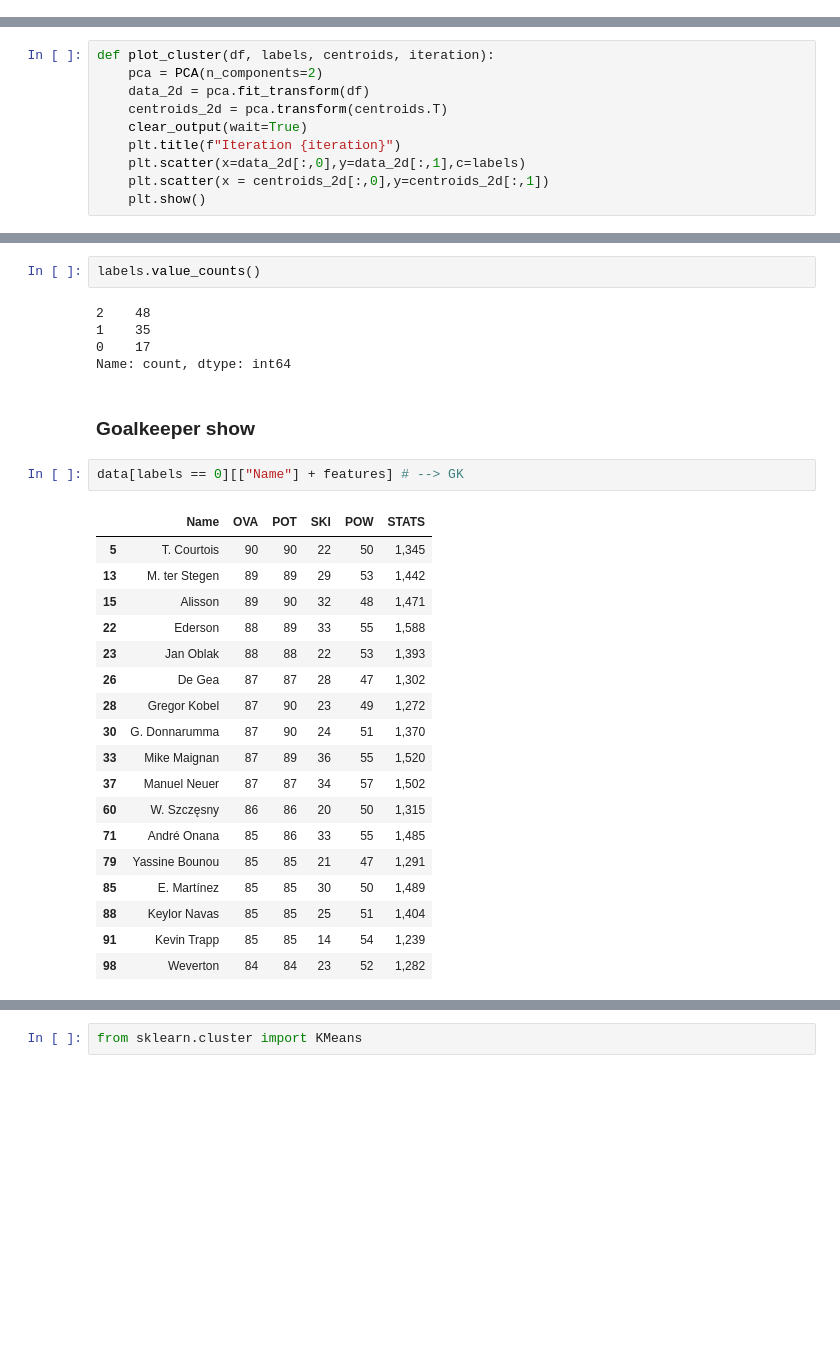
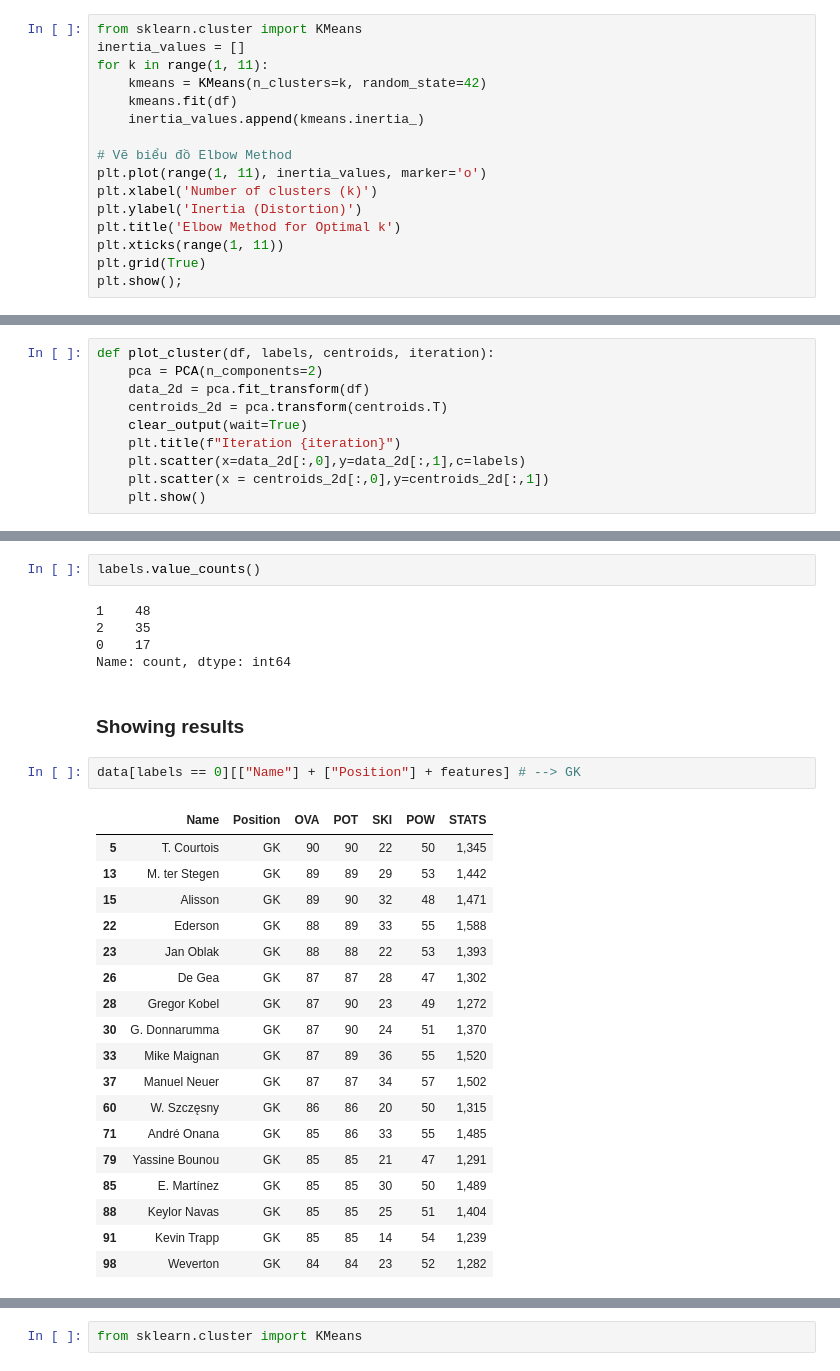
Before and after one commit to MyCrabs/Fun-Project, a Jupyter notebook: Football.ipynb, the cells around one changed output, grey strips where cells are left out. Cells and saved outputs as stored; diff of their text form; blank space fills up the shorter version.

```diff
--- a/Football.ipynb
+++ b/Football.ipynb
@@ -104,0 +115,16 @@ df.describe()
+# %%
+from sklearn.cluster import KMeans
+inertia_values = []
+for k in range(1, 11):
+    kmeans = KMeans(n_clusters=k, random_state=42)
+    kmeans.fit(df)
+    inertia_values.append(kmeans.inertia_)
+
+# Vẽ biểu đồ Elbow Method
+plt.plot(range(1, 11), inertia_values, marker='o')
+plt.xlabel('Number of clusters (k)')
+plt.ylabel('Inertia (Distortion)')
+plt.title('Elbow Method for Optimal k')
+plt.xticks(range(1, 11))
+plt.grid(True)
+plt.show();
@@ -188,30 +223,30 @@ centroids
 # %%
 labels.value_counts()
 # %% [output]
-2    48
-1    35
+1    48
+2    35
 0    17
 Name: count, dtype: int64
-# %% [markdown]
-### Goalkeeper show
+# %% [markdown]
+### Showing results
 # %%
-data[labels == 0][["Name"] + features] # --> GK
+data[labels == 0][["Name"] + ["Position"] + features] # --> GK
 # %% [output]
-|  | Name | OVA | POT | SKI | POW | STATS |
-| 5 | T. Courtois | 90 | 90 | 22 | 50 | 1,345 |
-| 13 | M. ter Stegen | 89 | 89 | 29 | 53 | 1,442 |
-| 15 | Alisson | 89 | 90 | 32 | 48 | 1,471 |
-| 22 | Ederson | 88 | 89 | 33 | 55 | 1,588 |
-| 23 | Jan Oblak | 88 | 88 | 22 | 53 | 1,393 |
-| 26 | De Gea | 87 | 87 | 28 | 47 | 1,302 |
-| 28 | Gregor Kobel | 87 | 90 | 23 | 49 | 1,272 |
-| 30 | G. Donnarumma | 87 | 90 | 24 | 51 | 1,370 |
-| 33 | Mike Maignan | 87 | 89 | 36 | 55 | 1,520 |
-| 37 | Manuel Neuer | 87 | 87 | 34 | 57 | 1,502 |
-| 60 | W. Szczęsny | 86 | 86 | 20 | 50 | 1,315 |
-| 71 | André Onana | 85 | 86 | 33 | 55 | 1,485 |
-| 79 | Yassine Bounou | 85 | 85 | 21 | 47 | 1,291 |
-| 85 | E. Martínez | 85 | 85 | 30 | 50 | 1,489 |
-| 88 | Keylor Navas | 85 | 85 | 25 | 51 | 1,404 |
-| 91 | Kevin Trapp | 85 | 85 | 14 | 54 | 1,239 |
-| 98 | Weverton | 84 | 84 | 23 | 52 | 1,282 |
+|  | Name | Position | OVA | POT | SKI | POW | STATS |
+| 5 | T. Courtois | GK | 90 | 90 | 22 | 50 | 1,345 |
+| 13 | M. ter Stegen | GK | 89 | 89 | 29 | 53 | 1,442 |
+| 15 | Alisson | GK | 89 | 90 | 32 | 48 | 1,471 |
+| 22 | Ederson | GK | 88 | 89 | 33 | 55 | 1,588 |
+| 23 | Jan Oblak | GK | 88 | 88 | 22 | 53 | 1,393 |
+| 26 | De Gea | GK | 87 | 87 | 28 | 47 | 1,302 |
+| 28 | Gregor Kobel | GK | 87 | 90 | 23 | 49 | 1,272 |
+| 30 | G. Donnarumma | GK | 87 | 90 | 24 | 51 | 1,370 |
+| 33 | Mike Maignan | GK | 87 | 89 | 36 | 55 | 1,520 |
+| 37 | Manuel Neuer | GK | 87 | 87 | 34 | 57 | 1,502 |
+| 60 | W. Szczęsny | GK | 86 | 86 | 20 | 50 | 1,315 |
+| 71 | André Onana | GK | 85 | 86 | 33 | 55 | 1,485 |
+| 79 | Yassine Bounou | GK | 85 | 85 | 21 | 47 | 1,291 |
+| 85 | E. Martínez | GK | 85 | 85 | 30 | 50 | 1,489 |
+| 88 | Keylor Navas | GK | 85 | 85 | 25 | 51 | 1,404 |
+| 91 | Kevin Trapp | GK | 85 | 85 | 14 | 54 | 1,239 |
+| 98 | Weverton | GK | 84 | 84 | 23 | 52 | 1,282 |
```
Also changed, not shown: parts of 31 cells of this notebook, 2 other files.
